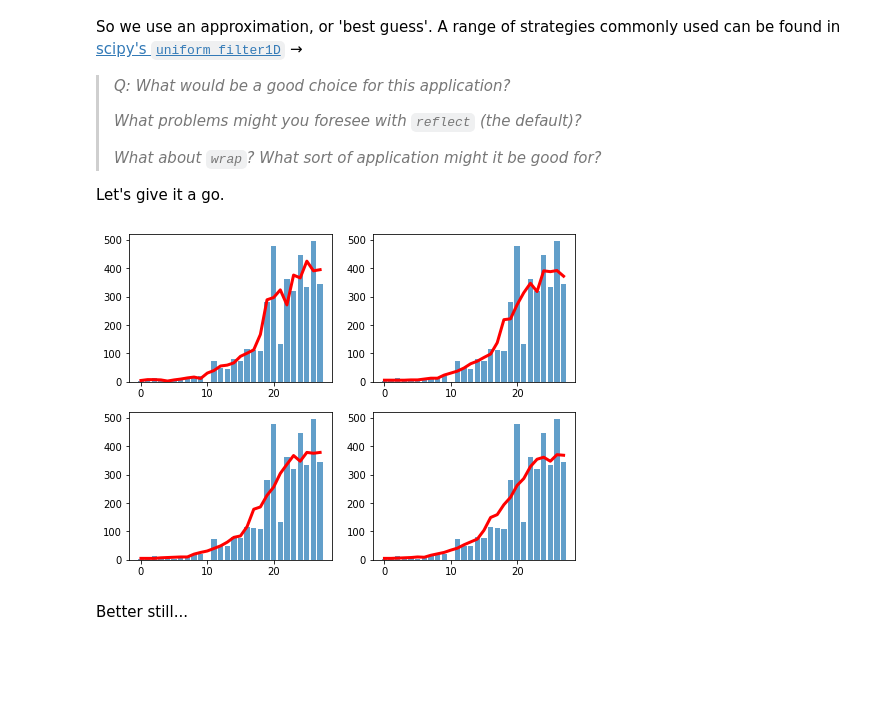
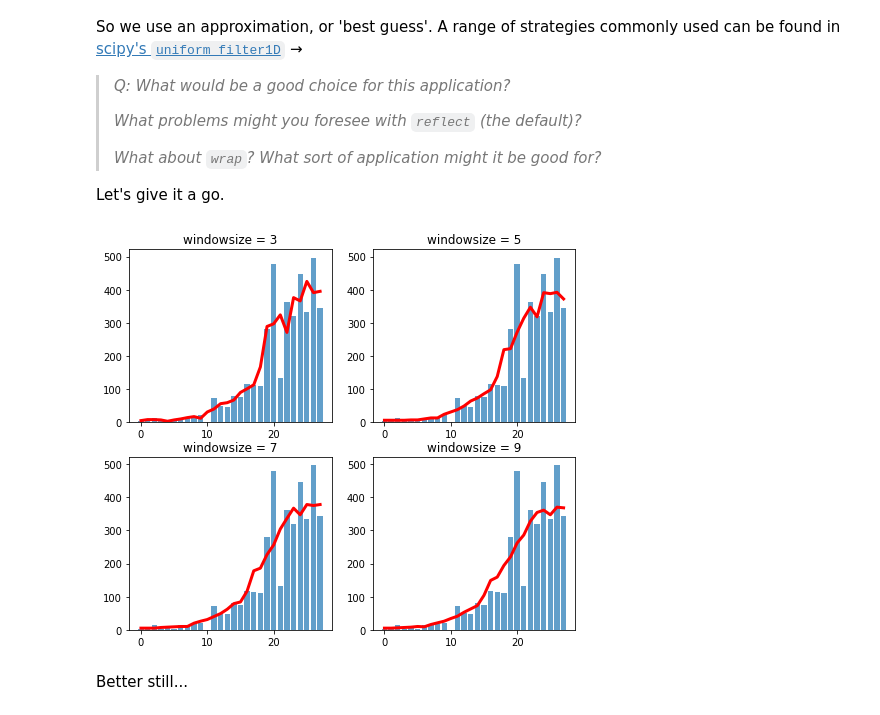
Before and after one commit to CaraMacNish/covid-19, a Jupyter notebook: Covid-19 Growth.ipynb, the cells around one changed output. Saved outputs shown, nothing was run; the diff lists cells and outputs as text; code cells hidden in the pictures; blank space fills up the shorter version.

```diff
--- a/Covid-19 Growth.ipynb
+++ b/Covid-19 Growth.ipynb
@@ -499,7 +499,7 @@ def update_data (date=DATE):
     dates = confirmed.columns.drop(["State","Country","Lat","Long"])
     return (confirmed, deaths)
 
-(confirmed, deaths) = update_data("2020-03-31")
+(confirmed, deaths) = update_data("2020-04-05")
 confirmed.head()
 # %% [output]
 |  | State | Country | Lat | Long | 1/22/20 | 1/23/20 | 1/24/20 | 1/25/20 | 1/26/20 | 1/27/20 | ... | ... |
@@ -1377,15 +1383,16 @@ So we use an approximation, or 'best guess'. A range of strategies commonly used
 Let's give it a go.
 # %%
 from scipy.ndimage import uniform_filter1d
-(fig, axs) = plt.subplots(2,2, figsize=(8,6))
+(fig, axs) = plt.subplots(2,2, figsize=(8,7))
 for i, ax in enumerate(axs.flatten()):
     ax.bar(days, lastmonth, alpha=0.7)
     windowsize = 3 + 2 * i
     ax.plot(days, uniform_filter1d(lastmonth, windowsize, mode='nearest'),
             color='red', linewidth=3)
+    ax.set_title("windowsize = "+str(windowsize))
 plt.show()
 # %% [output]
-[figure, old version]
+[figure, new version]
 # %% [markdown]
 Better still...
 # %%
```
Also changed, not shown: parts of 35 cells of this notebook, 17 other files.
